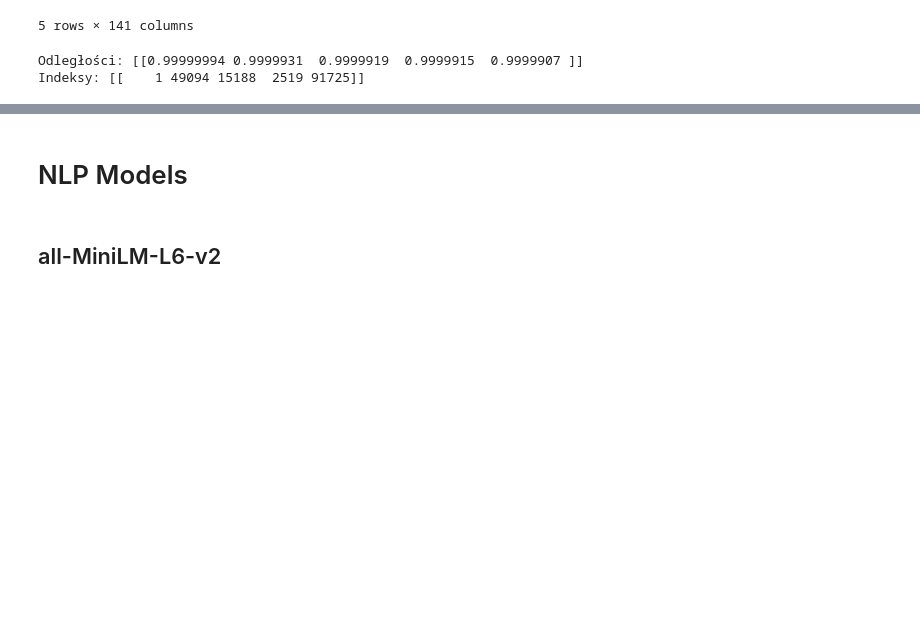
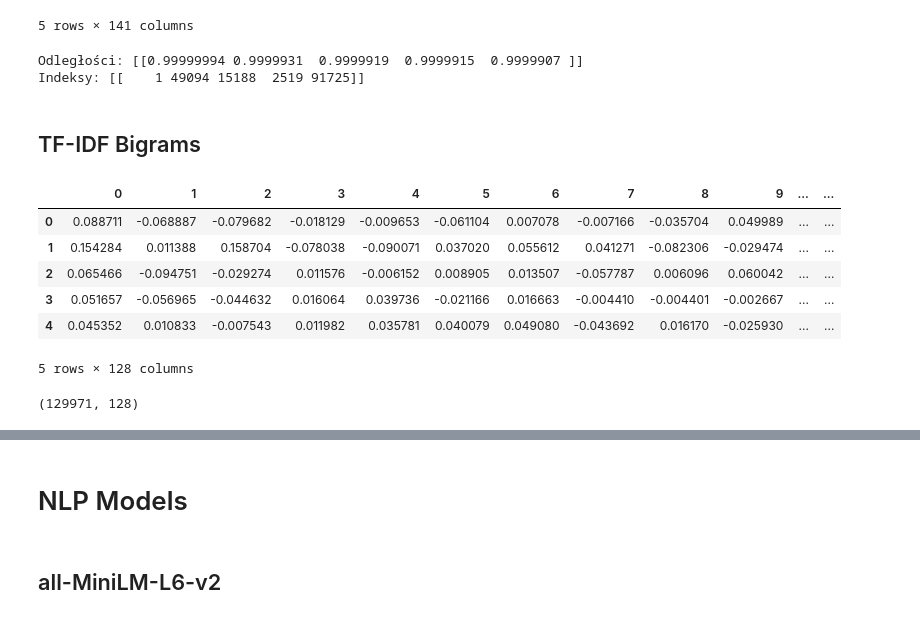
Before and after one commit to Msaters/projektUczenieMaszynowe, a Jupyter notebook: fais_model.ipynb, the cells around one changed output, grey strips where cells are left out. Cells and saved outputs as stored; diff of their text form; code cells hidden in the pictures; blank space fills up the shorter version.

Commit message:
open ai api and tf-idf bigrams embedings added
embeddings finished more feature enginnering incoming

```diff
--- a/fais_model.ipynb
+++ b/fais_model.ipynb
@@ -113,3 +107,21 @@ print(f"Indeksy: {I}")
 5 rows × 141 columns
 Odległości: [[0.99999994 0.9999931  0.9999919  0.9999915  0.9999907 ]]
 Indeksy: [[    1 49094 15188  2519 91725]]
+# %% [markdown]
+## TF-IDF Bigrams
+# %%
+import numpy as np
+import pandas as pd
+
+embeddings_tf_idf_bigrams = np.load("embeddings_tf_idf_bigrams.npy")
+embeddings_tf_idf_bigrams_df = pd.DataFrame(embeddings_tf_idf_bigrams)
+display(embeddings_tf_idf_bigrams_df.head(), embeddings_tf_idf_bigrams_df.shape)
+# %% [output]
+|  | 0 | 1 | 2 | 3 | 4 | 5 | 6 | 7 | 8 | 9 | ... | ... |
+| 0 | 0.088711 | -0.068887 | -0.079682 | -0.018129 | -0.009653 | -0.061104 | 0.007078 | -0.007166 | -0.035704 | 0.049989 | ... | ... |
+| 1 | 0.154284 | 0.011388 | 0.158704 | -0.078038 | -0.090071 | 0.037020 | 0.055612 | 0.041271 | -0.082306 | -0.029474 | ... | ... |
+| 2 | 0.065466 | -0.094751 | -0.029274 | 0.011576 | -0.006152 | 0.008905 | 0.013507 | -0.057787 | 0.006096 | 0.060042 | ... | ... |
+| 3 | 0.051657 | -0.056965 | -0.044632 | 0.016064 | 0.039736 | -0.021166 | 0.016663 | -0.004410 | -0.004401 | -0.002667 | ... | ... |
+| 4 | 0.045352 | 0.010833 | -0.007543 | 0.011982 | 0.035781 | 0.040079 | 0.049080 | -0.043692 | 0.016170 | -0.025930 | ... | ... |
+5 rows × 128 columns
+(129971, 128)
```
Also changed, not shown: parts of 7 cells of this notebook, 5 other files.
